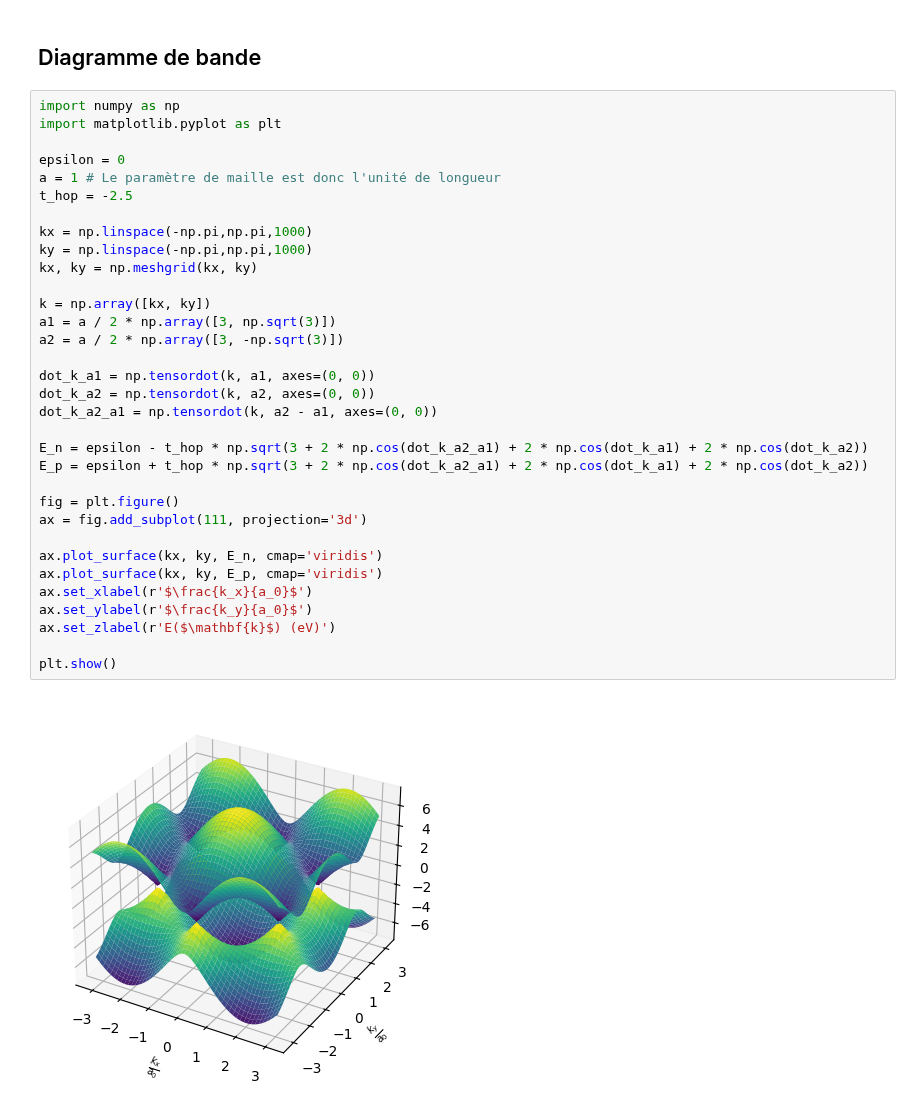
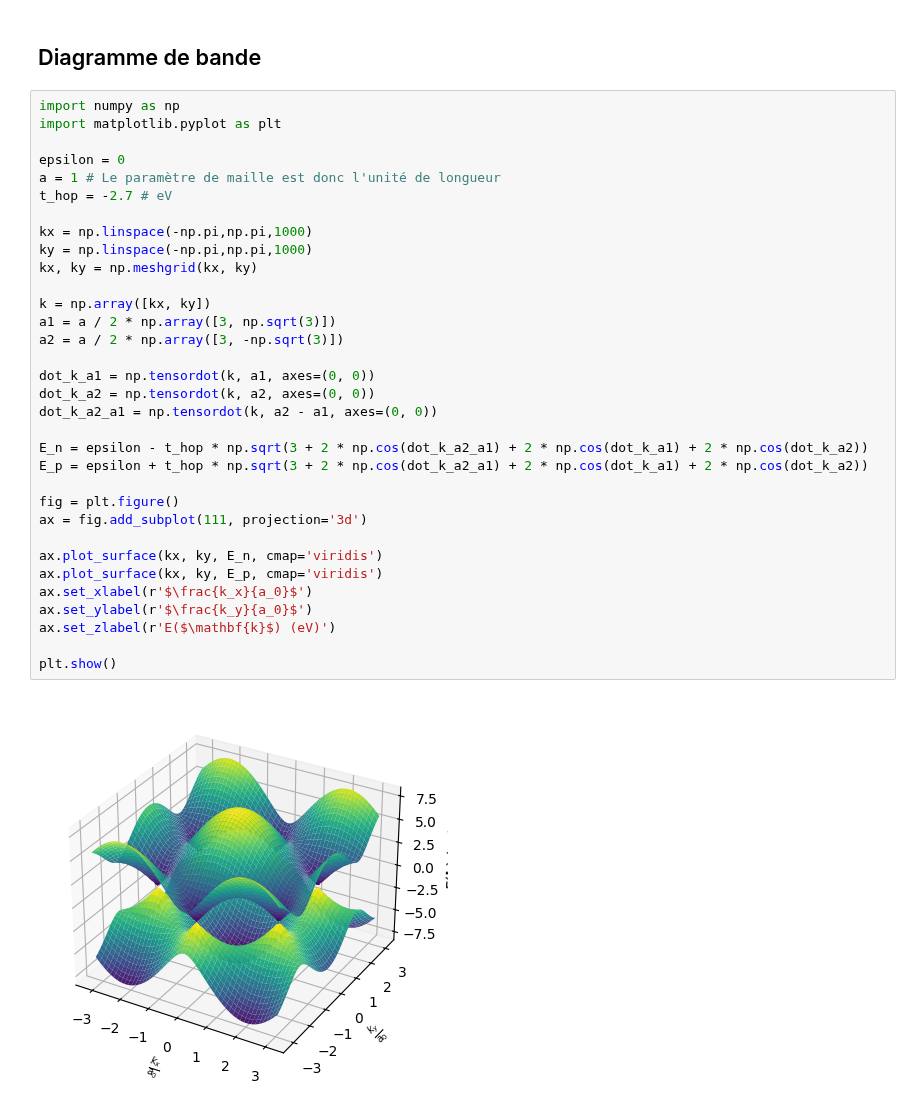
Before and after one commit to mldessu/projetsimu, a Jupyter notebook: Plan infini/plan_infini.ipynb, the cells around one changed output. Drawn from its saved outputs; the diff is of its cells as text.

```diff
--- a/Plan infini/plan_infini.ipynb
+++ b/Plan infini/plan_infini.ipynb
@@ -6,32 +6,32 @@ import matplotlib.pyplot as plt
 
 epsilon = 0
 a = 1 # Le paramètre de maille est donc l'unité de longueur
-t_hop = -2.5
+t_hop = -2.7 # eV
 
 kx = np.linspace(-np.pi,np.pi,1000)
 ky = np.linspace(-np.pi,np.pi,1000)
 kx, ky = np.meshgrid(kx, ky)
 
 k = np.array([kx, ky])
 a1 = a / 2 * np.array([3, np.sqrt(3)])
 a2 = a / 2 * np.array([3, -np.sqrt(3)])
 
 dot_k_a1 = np.tensordot(k, a1, axes=(0, 0))
 dot_k_a2 = np.tensordot(k, a2, axes=(0, 0))
 dot_k_a2_a1 = np.tensordot(k, a2 - a1, axes=(0, 0))
 
 E_n = epsilon - t_hop * np.sqrt(3 + 2 * np.cos(dot_k_a2_a1) + 2 * np.cos(dot_k_a1) + 2 * np.cos(dot_k_a2))
 E_p = epsilon + t_hop * np.sqrt(3 + 2 * np.cos(dot_k_a2_a1) + 2 * np.cos(dot_k_a1) + 2 * np.cos(dot_k_a2))
 
 fig = plt.figure()
 ax = fig.add_subplot(111, projection='3d')
 
 ax.plot_surface(kx, ky, E_n, cmap='viridis')
 ax.plot_surface(kx, ky, E_p, cmap='viridis')
 ax.set_xlabel(r'$\frac{k_x}{a_0}$')
 ax.set_ylabel(r'$\frac{k_y}{a_0}$')
 ax.set_zlabel(r'E($\mathbf{k}$) (eV)')
 
 plt.show()
 # %% [output]
-[figure, old version]
+[figure, new version]
```
Also changed, not shown: parts of 2 cells of this notebook.
